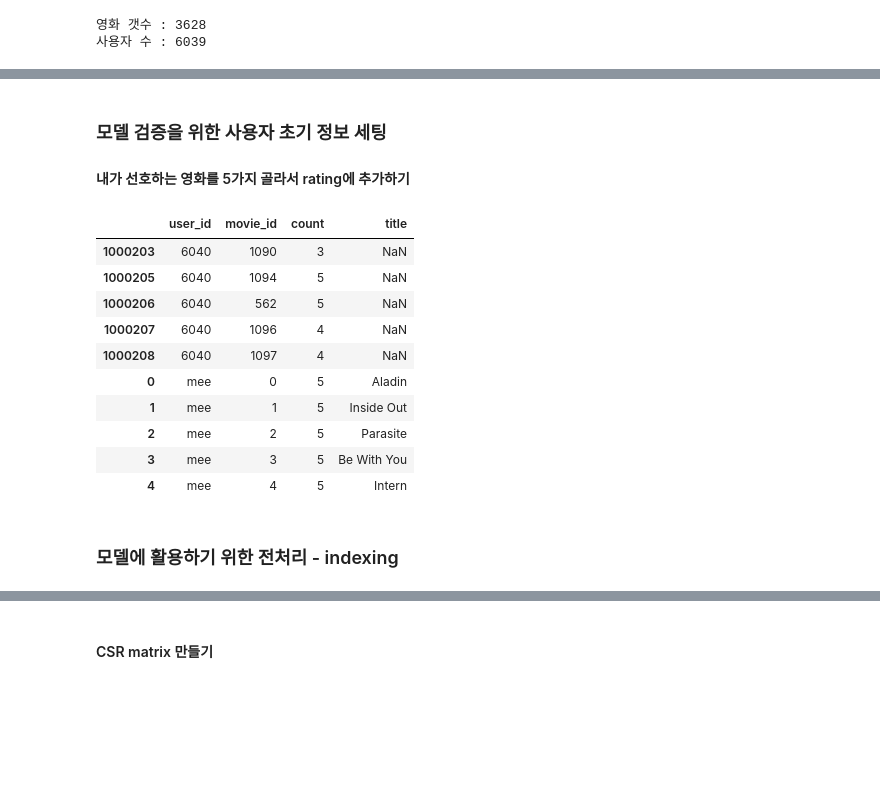
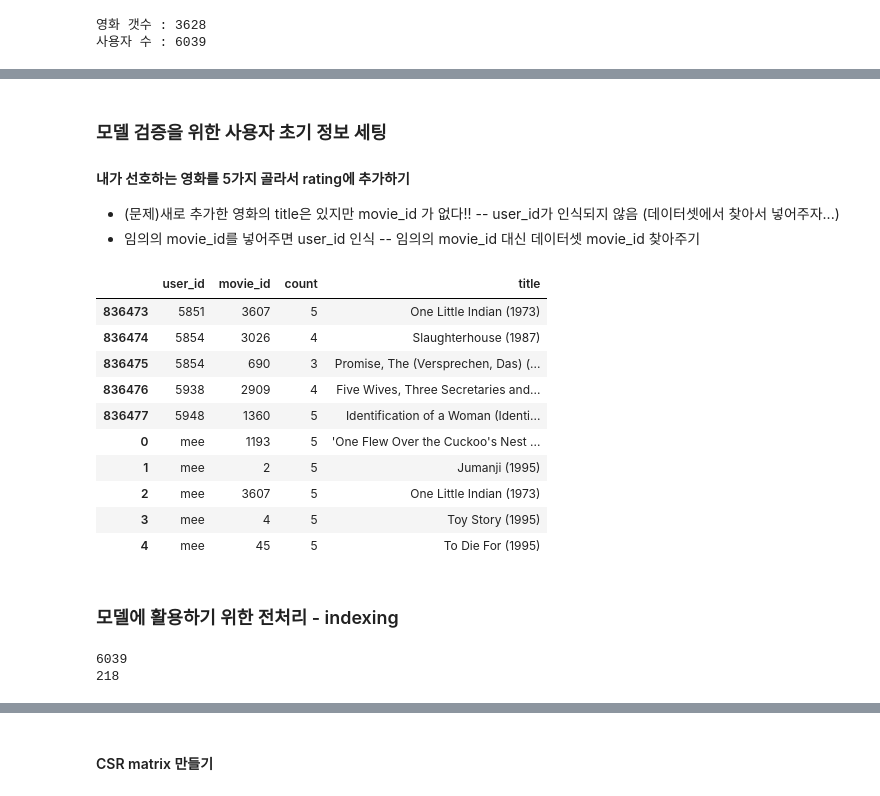
Before and after one commit to happyme2/Aiffel_Exploration, a Jupyter notebook: Ex8_Recommender_System/Ex8_Movie_Recommendation.ipynb, the cells around one changed output, grey strips where cells are left out. Cells and saved outputs as stored; diff of their text form; code cells hidden in the pictures; blank space fills up the shorter version.

```diff
--- a/Ex8_Recommender_System/Ex8_Movie_Recommendation.ipynb
+++ b/Ex8_Recommender_System/Ex8_Movie_Recommendation.ipynb
@@ -78,6 +78,10 @@ Name: count, Length: 836478, dtype: int64
 # 영화 제목을 보기 위해 메타 데이터를 읽어옵니다.
 movie_file_path=os.getenv('HOME') + '/aiffel/recommendata_iu/data/ml-1m/movies.dat'
 cols = ['movie_id', 'title', 'genre']
+movies_using_cols = ['movie_id','title']
+
+
 movies = pd.read_csv(movie_file_path, sep='::', names=cols, engine='python')
-movies.head()
+movies = movies[movies_using_cols]
+movies.head(10)
 # %% [output]
@@ -89,0 +101,4 @@ movies.head()
+# %%
+# 영화제목 추가해서 변경해주기
+ratings_add = pd.merge(ratings,movies, on = "movie_id")   # 표 합치기 - movie_id라는 열만 겹친다!
+ratings_add
@@ -155,31 +152,34 @@ movies
 # %% [markdown]
 ### 모델 검증을 위한 사용자 초기 정보 세팅
 #### 내가 선호하는 영화를 5가지 골라서 rating에 추가하기
+- (문제)새로 추가한 영화의 title은 있지만 movie_id 가 없다!!  -- user_id가 인식되지 않음 (데이터셋에서 찾아서 넣어주자...)
+- 임의의 movie_id를 넣어주면 user_id 인식 -- 임의의 movie_id 대신 데이터셋 movie_id 찾아주기
 # %%
 # 선호하는 영화 5가지 추가! 단, 이름은 꼭 데이터셋에 있는 것과 동일하게 맞춰주세요.
-my_favorite = ['Aladin' , 'Inside Out' ,'Parasite' ,'Be With You' ,'Intern']
+my_favorite = ["'One Flew Over the Cuckoo's Nest (1975)" , 'Jumanji (1995)' ,'One Little Indian (1973)' ,'Toy Story (1995)' ,'To Die For (1995)']
 
-my_favorite_id = range(5)  # movie_id 임의 지정
+my_favorite_id = [1193,2,3607,4,45]  # movie_id 찾아서 입력해주기
+
 
 # 'mee'이라는 user_id가 위 아티스트의 노래를 30회씩 들었다고 가정하겠습니다.
-my_movie = pd.DataFrame({'user_id': ['mee']*5, 'movie_id' :my_favorite_id, 'title' : my_favorite,'count':[5]*5})
+my_movie = pd.DataFrame({'user_id': ['mee']*5, 'movie_id' :my_favorite_id ,  'title' : my_favorite,'count':[5]*5})
 
-if not ratings.isin({'user_id':['mee']})['user_id'].any():  # user_id에 'mee'이라는 데이터가 없다면
-    ratings = ratings.append(my_movie)                           # 위에 임의로 만든 my_favorite 데이터를 추가해 줍니다.
+if not ratings_add.isin({'user_id':['mee']})['user_id'].any():  # user_id에 'mee'이라는 데이터가 없다면
+    ratings_add = ratings_add.append(my_movie)                           # 위에 임의로 만든 my_favorite 데이터를 추가해 줍니다.
 
-ratings.tail(10)       # 잘 추가되었는지 확인해 봅시다.
+ratings_add.tail(10)       # 잘 추가되었는지 확인해 봅시다.
 # %% [output]
 |  | user_id | movie_id | count | title |
-| 1000203 | 6040 | 1090 | 3 | NaN |
-| 1000205 | 6040 | 1094 | 5 | NaN |
-| 1000206 | 6040 | 562 | 5 | NaN |
-| 1000207 | 6040 | 1096 | 4 | NaN |
-| 1000208 | 6040 | 1097 | 4 | NaN |
-| 0 | mee | 0 | 5 | Aladin |
-| 1 | mee | 1 | 5 | Inside Out |
-| 2 | mee | 2 | 5 | Parasite |
-| 3 | mee | 3 | 5 | Be With You |
-| 4 | mee | 4 | 5 | Intern |
+| 836473 | 5851 | 3607 | 5 | One Little Indian (1973) |
+| 836474 | 5854 | 3026 | 4 | Slaughterhouse (1987) |
+| 836475 | 5854 | 690 | 3 | Promise, The (Versprechen, Das) (... |
+| 836476 | 5938 | 2909 | 4 | Five Wives, Three Secretaries and... |
+| 836477 | 5948 | 1360 | 5 | Identification of a Woman (Identi... |
+| 0 | mee | 1193 | 5 | 'One Flew Over the Cuckoo's Nest ... |
+| 1 | mee | 2 | 5 | Jumanji (1995) |
+| 2 | mee | 3607 | 5 | One Little Indian (1973) |
+| 3 | mee | 4 | 5 | Toy Story (1995) |
+| 4 | mee | 45 | 5 | To Die For (1995) |
 # %% [markdown]
 ### 모델에 활용하기 위한 전처리 - indexing
 # %%
@@ -192,8 +192,11 @@ user_to_idx = {v:k for k,v in enumerate(user_unique)}
 movie_to_idx = {v:k for k,v in enumerate(movie_unique)}
 # %%
 # 인덱싱이 잘 되었는지 확인해 봅니다.
-#print(user_to_idx['mee'])    # 6039명의 유저 중 마지막으로 추가된 유저이니 6040이 나와야 합니다.
-# print(movie_to_idx['Aladin'])
+print(user_to_idx['mee'])    # 아직 CSR matrix 적용 전이라 6039 ?
+print(movie_to_idx['Richard III (1995)'])
+# %% [output]
+6039
+218
 # %%
 # indexing을 통해 데이터 컬럼 내 값을 바꾸는 코드
 # dictionary 자료형의 get 함수는 https://wikidocs.net/16 을 참고하세요.
```
Also changed, not shown: parts of 29 cells of this notebook.
